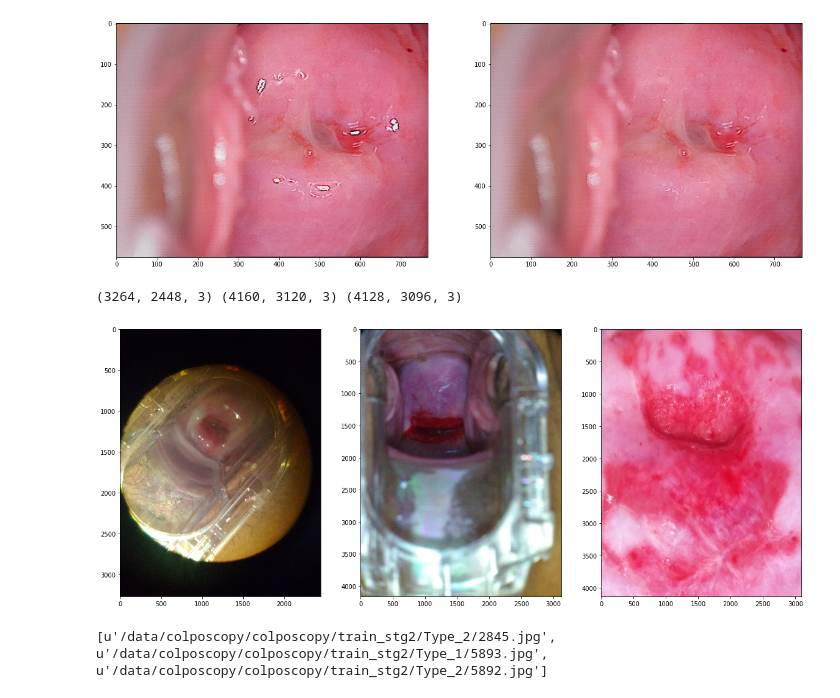
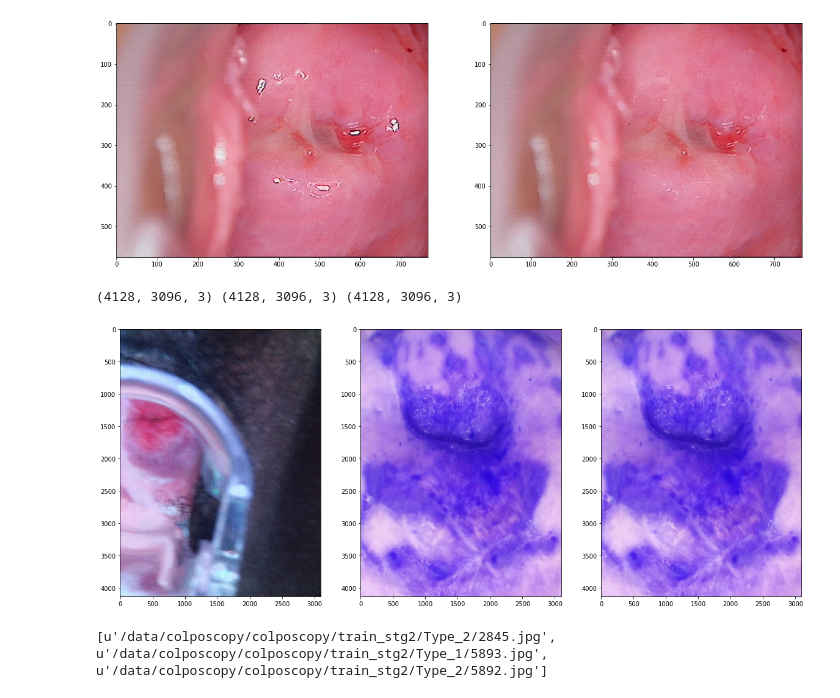
Before and after one commit to WordBearerYI/odoo, a Jupyter notebook: data.ipynb, the cells around one changed output. Saved outputs shown, nothing was run; the diff lists cells and outputs as text; code cells hidden in the pictures.

```diff
--- a/data.ipynb
+++ b/data.ipynb
@@ -163,25 +163,25 @@ plt.imshow(cvt(dst))
 # %%
 
 
-i1 = type_1_train[3]
+i1 = type_1_train[13]
 i1 = cvt(cv2.imread(i1))
-i2 = type_1_train[1]
+i2 = type_1_train[21]
 i2 = cvt(cv2.imread(i2))
 i3 = type_1_train[21]
 i3 = cvt(cv2.imread(i3))
 
 plt.figure(figsize=(20,20))
 plt.subplot(131)
 plt.imshow(i1)
 plt.subplot(132)
 plt.imshow(i2)
 plt.subplot(133)
 plt.imshow(i3)
 
 print(i1.shape,i2.shape,i3.shape)
 # %% [output]
-(3264, 2448, 3) (4160, 3120, 3) (4128, 3096, 3)
+(4128, 3096, 3) (4128, 3096, 3) (4128, 3096, 3)
-[figure, old version]
+[figure, new version]
 # %%
 import csv
 import os
```
Also changed, not shown: parts of 1 cell of this notebook, 3 other files.
